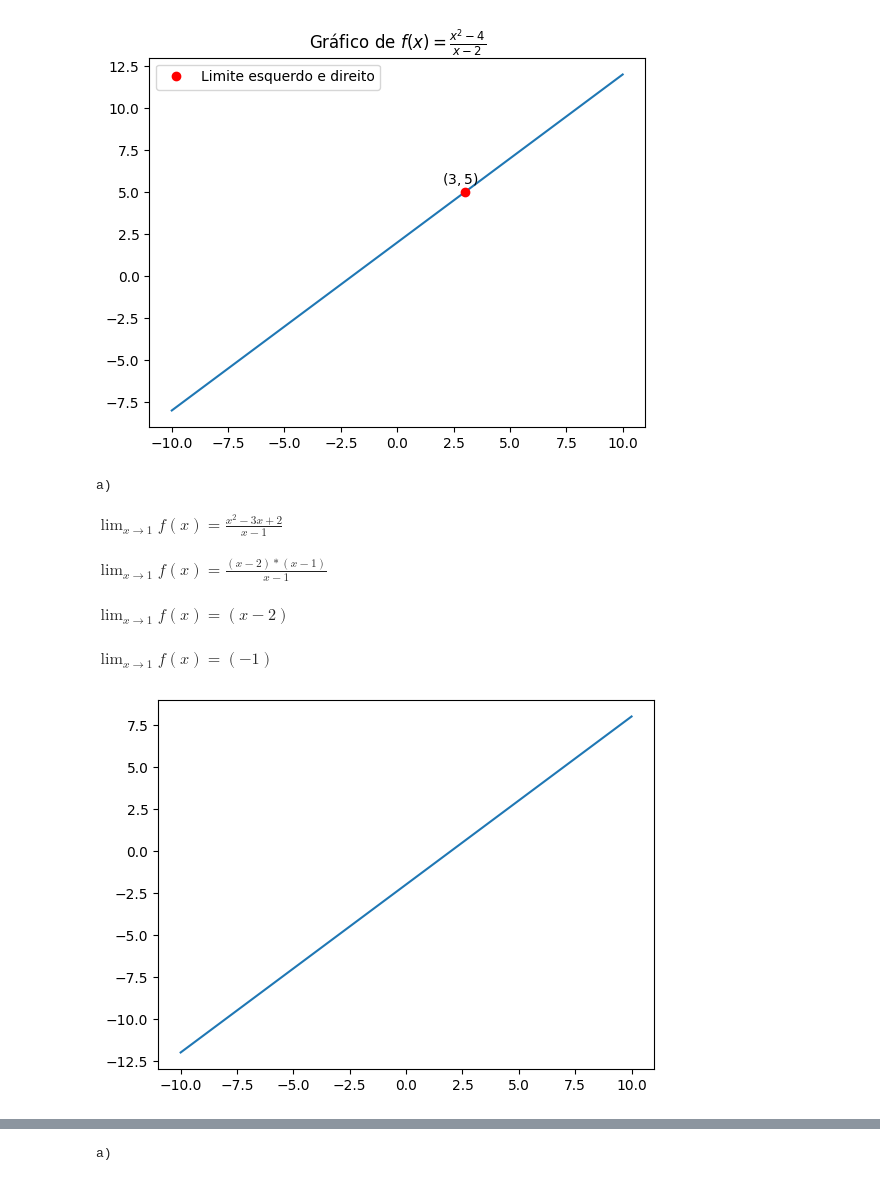
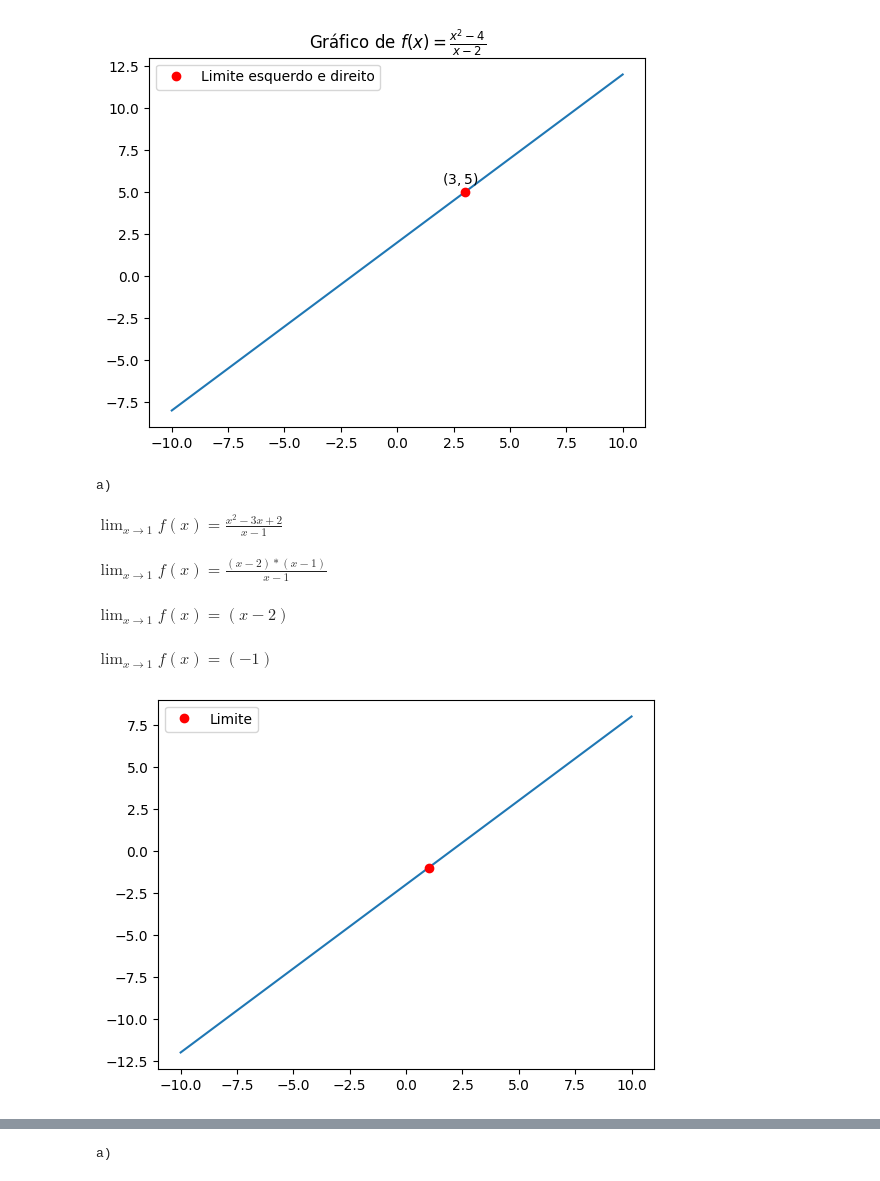
Before and after one commit to Frankossin/Trabalho-Franklin, a Jupyter notebook: TPG1.ipynb, the cells around one changed output, grey strips where cells are left out. Saved outputs shown, nothing was run; the diff lists cells and outputs as text; code cells hidden in the pictures.

```diff
--- a/TPG1.ipynb
+++ b/TPG1.ipynb
@@ -38,34 +38,36 @@ Text(2, 5.5, '$(3,5)$')
 # %%
 #setup de funcoes
 x = sp.symbols('x')
 f_x = (x**2 - 3 * x + 2 )/(x - 1)
 f_x_1 = sp.factor((x**2 - 3*x + 2))
 f_x_2 = sp.factor((x**2 - 3*x + 2)/(x - 1))
 
 #2 a)
 print("a)")
 display(Math(r"$\lim_{x \to 1} f(x) = \frac{x^2 - 3x + 2}{x - 1}$"))
 print("\n")
 display(Math(r'$\lim_{x \to 1} f(x) = \frac{(x - 2)*(x - 1)}{x - 1}$'))
 print("\n")
 display(Math(r"$\lim_{x \to 1}f(x) = {(x - 2)}$" ))
 limite = sp.limit(f_x_2, x, 1)
 print("\n")
 display(Math(r"$\lim_{x \to 1}f(x) = {(-1)}$" ))
 print("\n")
 
 #plot
 xp = np.linspace(-10,10,200)
 f_x = (xp**2 - 3 * xp + 2 )/(xp - 1)
 plt.plot(xp,f_x)
+plt.plot(1,-1,"o",color="red",label="Limite")
+plt.legend()
 plt.show()
 # %% [output]
 a)
 $\displaystyle \lim_{x \to 1} f(x) = \frac{x^2 - 3x + 2}{x - 1}$
 $\displaystyle \lim_{x \to 1} f(x) = \frac{(x - 2)*(x - 1)}{x - 1}$
 $\displaystyle \lim_{x \to 1}f(x) = {(x - 2)}$
 $\displaystyle \lim_{x \to 1}f(x) = {(-1)}$
-[figure, old version]
+[figure, new version]
 # %%
 #b)
 print("b)")
```
Also changed, not shown: parts of 5 cells of this notebook.
